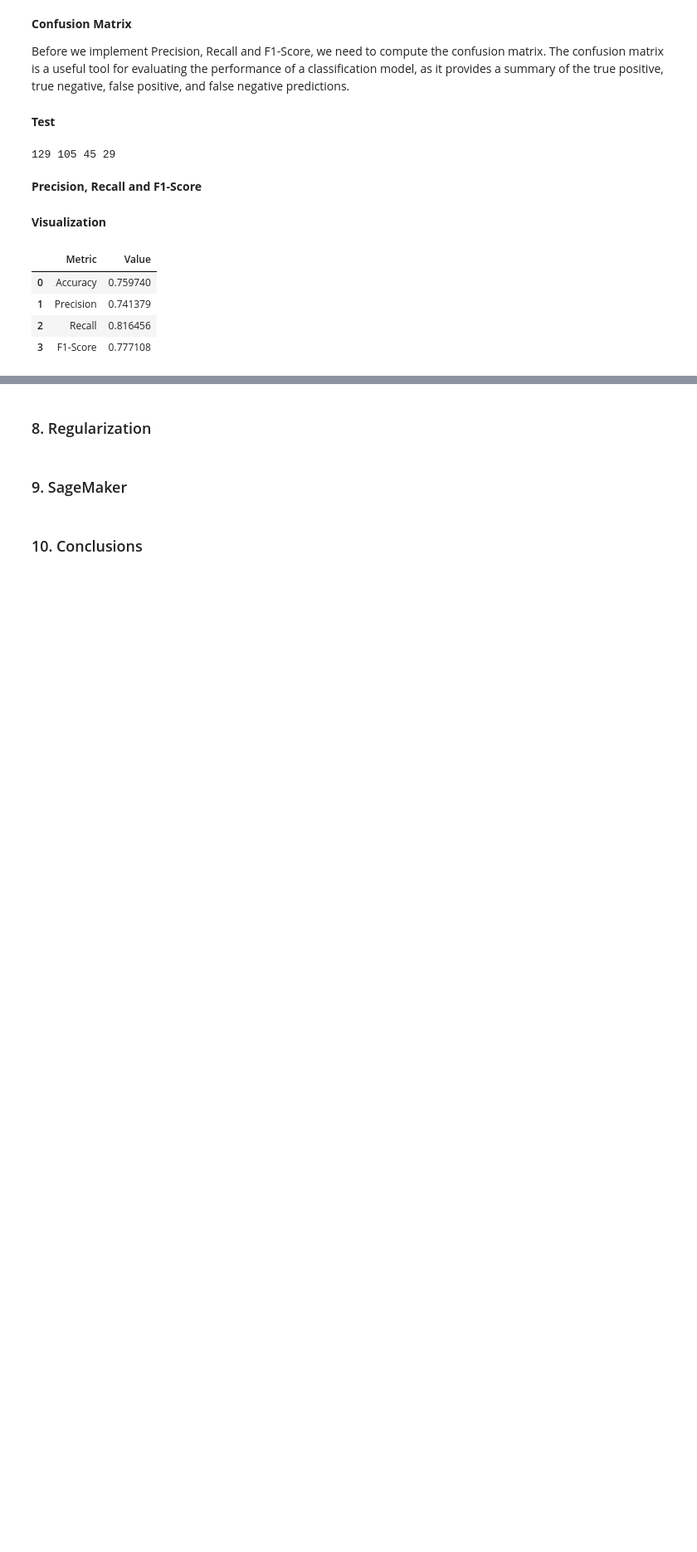
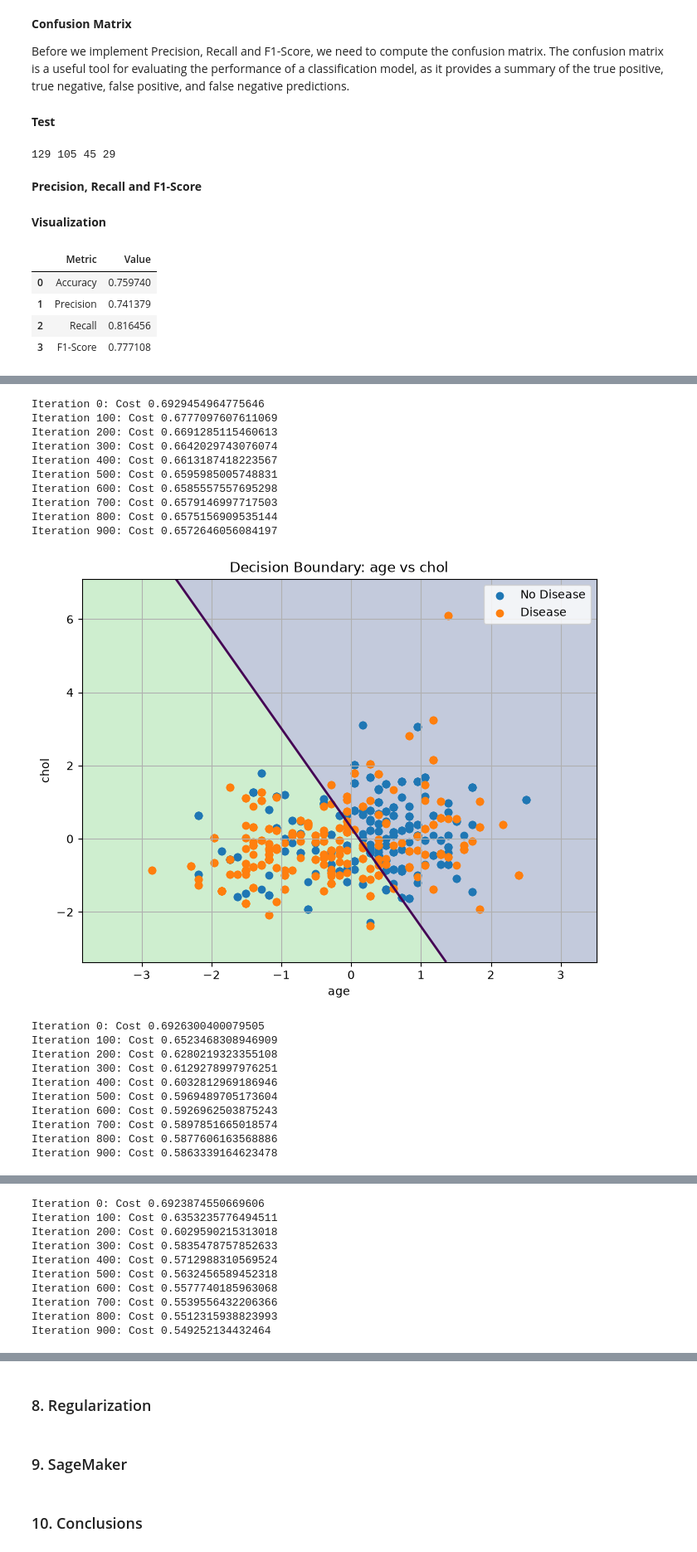
Before and after one commit to NicoToro25/TDSE-Lab1-Heart-Disease-Risk-Prediction, a Jupyter notebook: heart_disease_lr_analysis.ipynb, the cells around one changed output, grey strips where cells are left out. Shown at 83% size. Saved outputs shown, nothing was run; the diff lists cells and outputs as text; code cells hidden in the pictures; blank space fills up the shorter version.

```diff
--- a/heart_disease_lr_analysis.ipynb
+++ b/heart_disease_lr_analysis.ipynb
@@ -739,0 +1032,60 @@ results
+# %%
+feature_pairs = [
+    ["age", "chol"],
+    ["trestbps", "thalach"],
+    ["oldpeak", "ca"]
+]
+
+pair_models = {}
+pair_results = {}
+
+for pair in feature_pairs:
+
+    X_train_pair, X_test_pair, y_train_pair, y_test_pair = prepare_feature_pair(df, pair)
+
+    model = train_logistic_regression(
+        X_train_pair,
+        y_train_pair,
+        learning_rate=0.01,
+        iterations=1000
+    )
+
+    results = evaluate_model(
+        X_test_pair,
+        y_test_pair,
+        model
+    )
+
+    pair_name = f"{pair[0]} vs {pair[1]}"
+
+    pair_models[pair_name] = model
+    pair_results[pair_name] = results
+
+    plot_decision_boundary(
+        X_train_pair,
+        y_train_pair,
+        model,
+        pair
+    )
+# %% [output]
+Iteration 0: Cost 0.6929454964775646
+Iteration 100: Cost 0.6777097607611069
+Iteration 200: Cost 0.6691285115460613
+Iteration 300: Cost 0.6642029743076074
+Iteration 400: Cost 0.6613187418223567
+Iteration 500: Cost 0.6595985005748831
+Iteration 600: Cost 0.6585557557695298
+Iteration 700: Cost 0.6579146997717503
+Iteration 800: Cost 0.6575156909535144
+Iteration 900: Cost 0.6572646056084197
+[figure, added]
+Iteration 0: Cost 0.6926300400079505
+Iteration 100: Cost 0.6523468308946909
+Iteration 200: Cost 0.6280219323355108
+Iteration 300: Cost 0.6129278997976251
+Iteration 400: Cost 0.6032812969186946
+Iteration 500: Cost 0.5969489705173604
+Iteration 600: Cost 0.5926962503875243
+Iteration 700: Cost 0.5897851665018574
+Iteration 800: Cost 0.5877606163568886
+Iteration 900: Cost 0.5863339164623478
@@ -739,0 +1093,10 @@ results
+Iteration 0: Cost 0.6923874550669606
+Iteration 100: Cost 0.6353235776494511
+Iteration 200: Cost 0.6029590215313018
+Iteration 300: Cost 0.5835478757852633
+Iteration 400: Cost 0.5712988310569524
+Iteration 500: Cost 0.5632456589452318
+Iteration 600: Cost 0.5577740185963068
+Iteration 700: Cost 0.5539556432206366
+Iteration 800: Cost 0.5512315938823993
+Iteration 900: Cost 0.549252134432464
```
Also changed, not shown: parts of 27 cells of this notebook.
